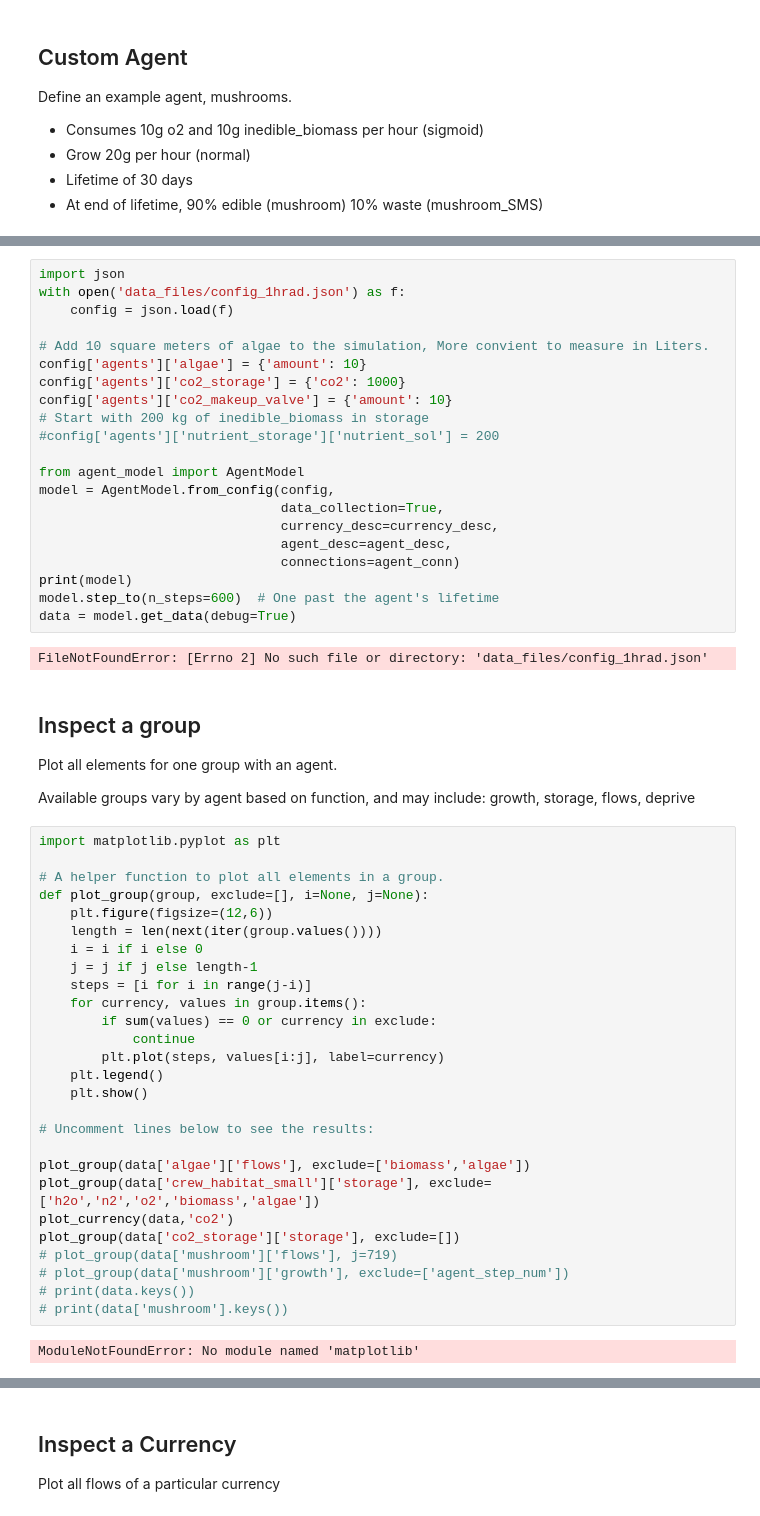
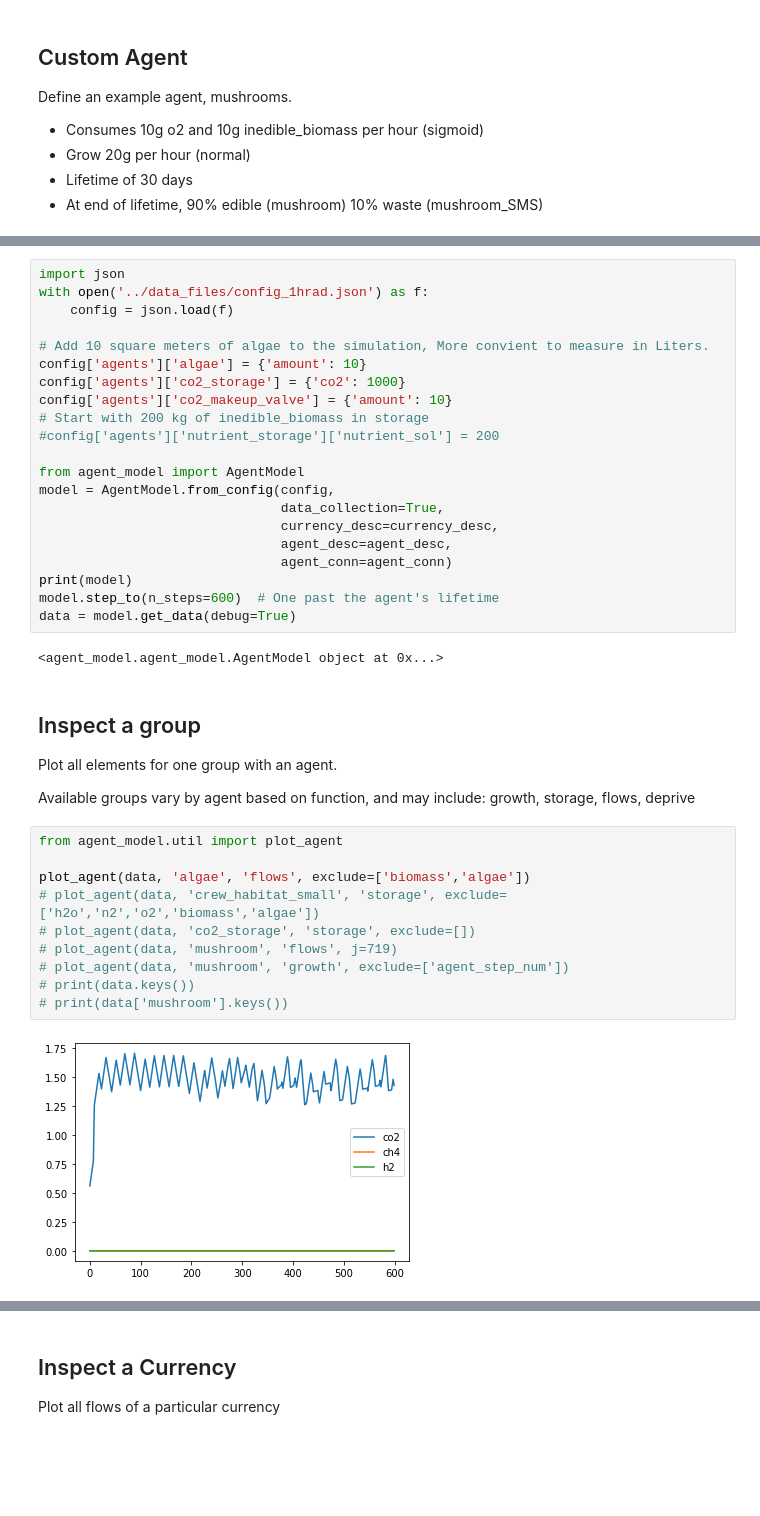
Before and after one commit to overthesun/simoc, a Jupyter notebook: Algae Test.ipynb, the cells around one changed output, grey strips where cells are left out. Cells and saved outputs as stored; diff of their text form; blank space fills up the shorter version.

Commit message:
update seans agents

```diff
--- a/Algae Test.ipynb
+++ b/Algae Test.ipynb
@@ -279,7 +256,7 @@ agent_conn = [
 ]
 # %%
 import json
-with open('data_files/config_1hrad.json') as f:
+with open('../data_files/config_1hrad.json') as f:
     config = json.load(f)
 
 # Add 10 square meters of algae to the simulation, More convient to measure in Liters.
@@ -294,45 +271,28 @@ model = AgentModel.from_config(config,
                                data_collection=True,
                                currency_desc=currency_desc,
                                agent_desc=agent_desc,
-                               connections=agent_conn)
+                               agent_conn=agent_conn)
 print(model)
 model.step_to(n_steps=600)  # One past the agent's lifetime
 data = model.get_data(debug=True)
 # %% [output]
-FileNotFoundError: [Errno 2] No such file or directory: 'data_files/config_1hrad.json'
+<agent_model.agent_model.AgentModel object at 0x...>
 # %% [markdown]
 ## Inspect a group
 Plot all elements for one group with an agent.
 
 Available groups vary by agent based on function, and may include: growth, storage, flows, deprive
 # %%
-import matplotlib.pyplot as plt
+from agent_model.util import plot_agent
 
-# A helper function to plot all elements in a group.
-def plot_group(group, exclude=[], i=None, j=None):
-    plt.figure(figsize=(12,6))
-    length = len(next(iter(group.values())))
-    i = i if i else 0
-    j = j if j else length-1
-    steps = [i for i in range(j-i)]
-    for currency, values in group.items():
-        if sum(values) == 0 or currency in exclude:
-            continue
-        plt.plot(steps, values[i:j], label=currency)
-    plt.legend()
-    plt.show()
-
-# Uncomment lines below to see the results:
-
-plot_group(data['algae']['flows'], exclude=['biomass','algae'])
-plot_group(data['crew_habitat_small']['storage'], exclude=['h2o','n2','o2','biomass','algae'])
-plot_currency(data,'co2')
-plot_group(data['co2_storage']['storage'], exclude=[])
-# plot_group(data['mushroom']['flows'], j=719)
-# plot_group(data['mushroom']['growth'], exclude=['agent_step_num'])
+plot_agent(data, 'algae', 'flows', exclude=['biomass','algae'])
+# plot_agent(data, 'crew_habitat_small', 'storage', exclude=['h2o','n2','o2','biomass','algae'])
+# plot_agent(data, 'co2_storage', 'storage', exclude=[])
+# plot_agent(data, 'mushroom', 'flows', j=719)
+# plot_agent(data, 'mushroom', 'growth', exclude=['agent_step_num'])
 # print(data.keys())
 # print(data['mushroom'].keys())
 # %% [output]
-ModuleNotFoundError: No module named 'matplotlib'
+[figure, added]
 # %%
 data['algae']['flows']['co2']
```
Also changed, not shown: parts of 4 cells of this notebook, 1 other file.
